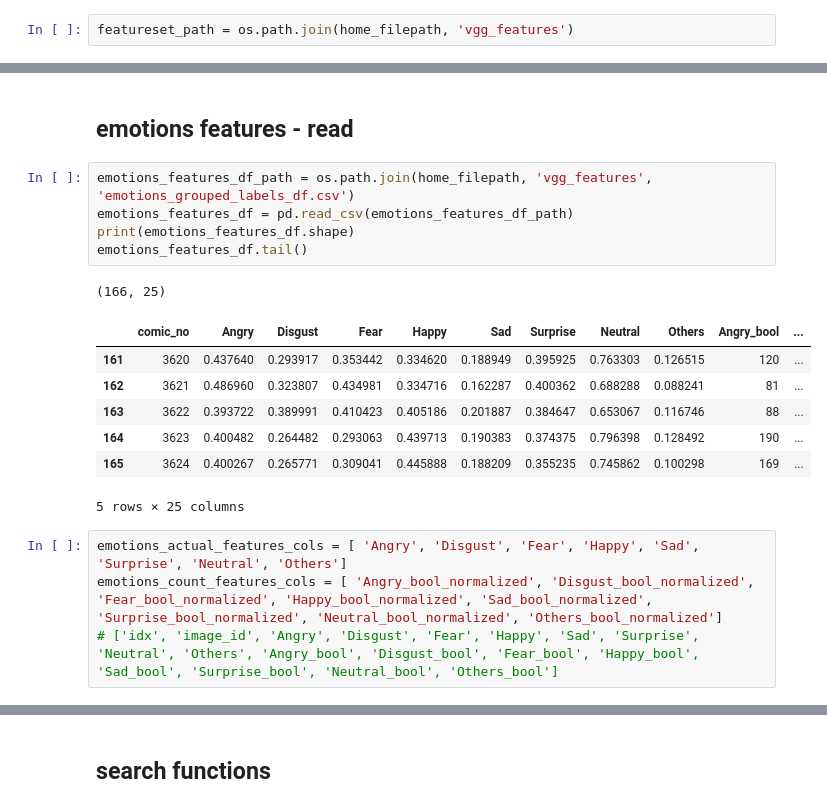
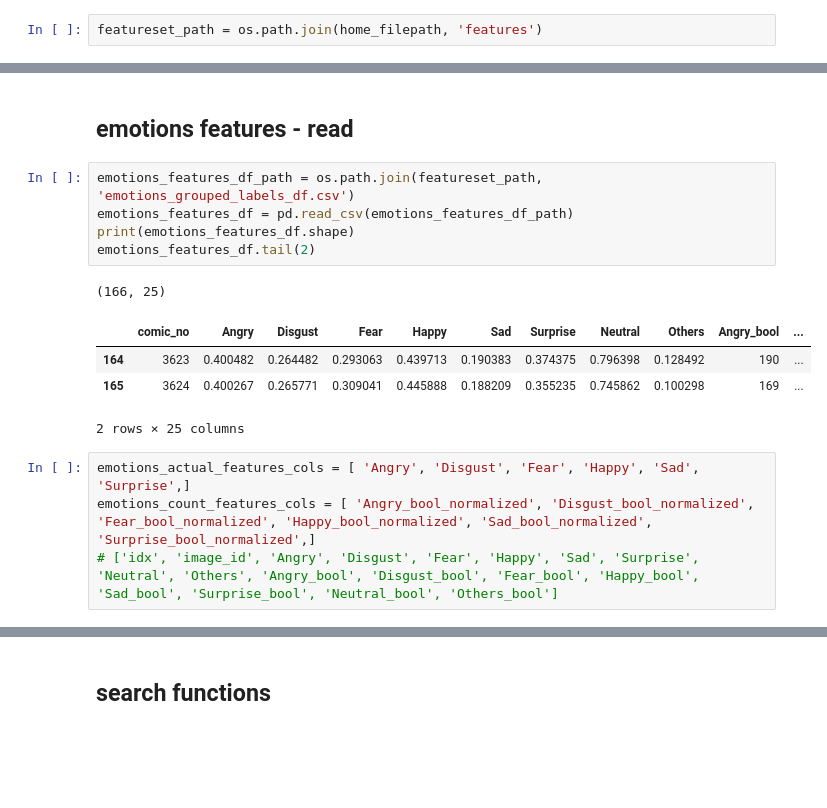
Before and after one commit to surajsrivathsa/thesis_comics_search_xai, a Jupyter notebook: feature_extraction/jupyter_notebooks/search_engine.ipynb, the cells around one changed output, grey strips where cells are left out. Drawn from its saved outputs; the diff is of its cells as text; blank space fills up the shorter version.

```diff
--- a/feature_extraction/jupyter_notebooks/search_engine.ipynb
+++ b/feature_extraction/jupyter_notebooks/search_engine.ipynb
@@ -30,4 +31,4 @@ os.getcwd()
 # %% [output]
 '/content/drive/MyDrive/suraj/thesis'
 # %%
-featureset_path = os.path.join(home_filepath, 'vgg_features')
+featureset_path = os.path.join(home_filepath, 'features')
@@ -716,22 +168,19 @@ print(tf_idf_features_172_np.shape)
 # %% [markdown]
 ## emotions features - read
 # %%
-emotions_features_df_path = os.path.join(home_filepath, 'vgg_features', 'emotions_grouped_labels_df.csv')
+emotions_features_df_path = os.path.join(featureset_path, 'emotions_grouped_labels_df.csv')
 emotions_features_df = pd.read_csv(emotions_features_df_path)
 print(emotions_features_df.shape)
-emotions_features_df.tail()
+emotions_features_df.tail(2)
 # %% [output]
 (166, 25)
 |  | comic_no | Angry | Disgust | Fear | Happy | Sad | Surprise | Neutral | Others | Angry_bool | ... |
-| 161 | 3620 | 0.437640 | 0.293917 | 0.353442 | 0.334620 | 0.188949 | 0.395925 | 0.763303 | 0.126515 | 120 | ... |
-| 162 | 3621 | 0.486960 | 0.323807 | 0.434981 | 0.334716 | 0.162287 | 0.400362 | 0.688288 | 0.088241 | 81 | ... |
-| 163 | 3622 | 0.393722 | 0.389991 | 0.410423 | 0.405186 | 0.201887 | 0.384647 | 0.653067 | 0.116746 | 88 | ... |
 | 164 | 3623 | 0.400482 | 0.264482 | 0.293063 | 0.439713 | 0.190383 | 0.374375 | 0.796398 | 0.128492 | 190 | ... |
 | 165 | 3624 | 0.400267 | 0.265771 | 0.309041 | 0.445888 | 0.188209 | 0.355235 | 0.745862 | 0.100298 | 169 | ... |
-5 rows × 25 columns
+2 rows × 25 columns
 # %%
-emotions_actual_features_cols = [ 'Angry', 'Disgust', 'Fear', 'Happy', 'Sad', 'Surprise', 'Neutral', 'Others']
-emotions_count_features_cols = [ 'Angry_bool_normalized', 'Disgust_bool_normalized', 'Fear_bool_normalized', 'Happy_bool_normalized', 'Sad_bool_normalized', 'Surprise_bool_normalized', 'Neutral_bool_normalized', 'Others_bool_normalized']
+emotions_actual_features_cols = [ 'Angry', 'Disgust', 'Fear', 'Happy', 'Sad', 'Surprise',]
+emotions_count_features_cols = [ 'Angry_bool_normalized', 'Disgust_bool_normalized', 'Fear_bool_normalized', 'Happy_bool_normalized', 'Sad_bool_normalized', 'Surprise_bool_normalized',]
 # ['idx', 'image_id', 'Angry', 'Disgust', 'Fear', 'Happy', 'Sad', 'Surprise', 'Neutral', 'Others', 'Angry_bool', 'Disgust_bool', 'Fear_bool', 'Happy_bool', 'Sad_bool', 'Surprise_bool', 'Neutral_bool', 'Others_bool']
 # %%
 emotions_actual_features_np = emotions_features_df[emotions_actual_features_cols].to_numpy()
```
Also changed, not shown: parts of 93 cells of this notebook.
